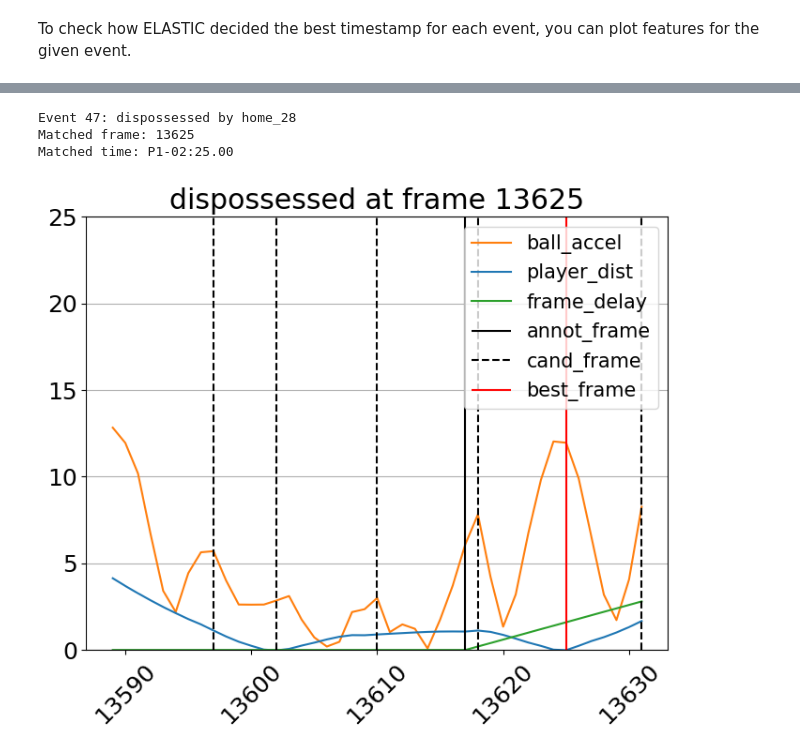
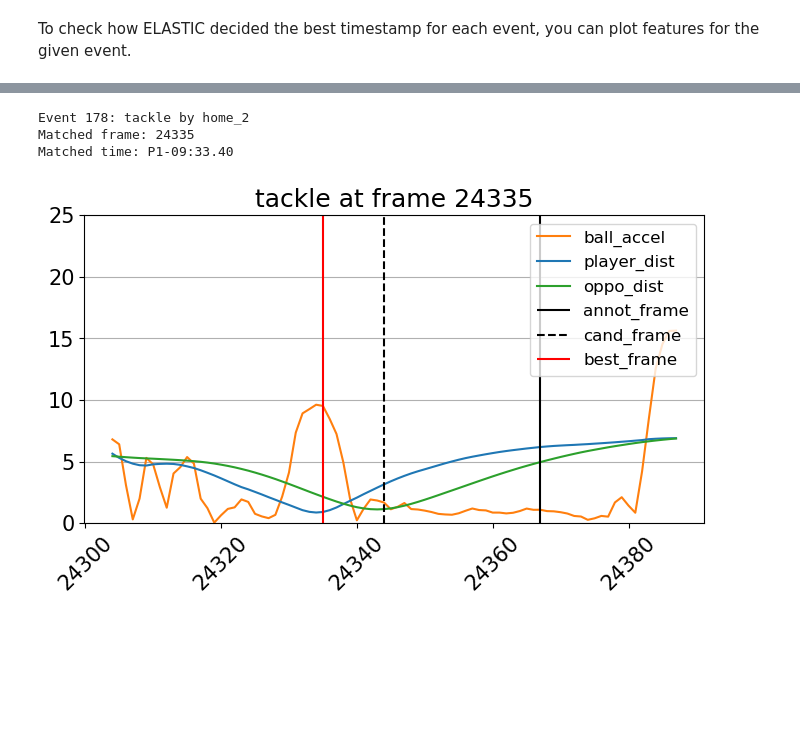
Before and after one commit to hyunsungkim-ds/elastic, a Jupyter notebook: tutorial.ipynb, the cells around one changed output, grey strips where cells are left out. Saved outputs shown, nothing was run; the diff lists cells and outputs as text; code cells hidden in the pictures; blank space fills up the shorter version.

```diff
--- a/tutorial.ipynb
+++ b/tutorial.ipynb
@@ -40,7 +40,7 @@ After downloading the data, place the XML files by type in the following directo
 Then, choose the match ID you want to synchronize and run the following code.
 # %%
 # It can take about one or two minutes to parse tracking data using kloppy
-match_id = "J03WPY"
+match_id = "J03WMX"
 match = SportecData(match_id)
 match.lineup.head()
 # %% [output]
@@ -192,9 +189,9 @@ Receiving time: P1-00:01.00
 | 10040 | 0.04 | 115.802664 | 0.838630 | away_2 | 0.838630 | 0.512296 | 63.584315 |
 # %%
 # minor event
-syncer.plot_window_features(47)
+syncer.plot_window_features(178)
 # %% [output]
-Event 47: dispossessed by home_28
-Matched frame: 13625
-Matched time: P1-02:25.00
+Event 178: tackle by home_2
+Matched frame: 24335
+Matched time: P1-09:33.40
-[figure, old version]
+[figure, new version]
```
Also changed, not shown: parts of 9 cells of this notebook, 4 other files.
